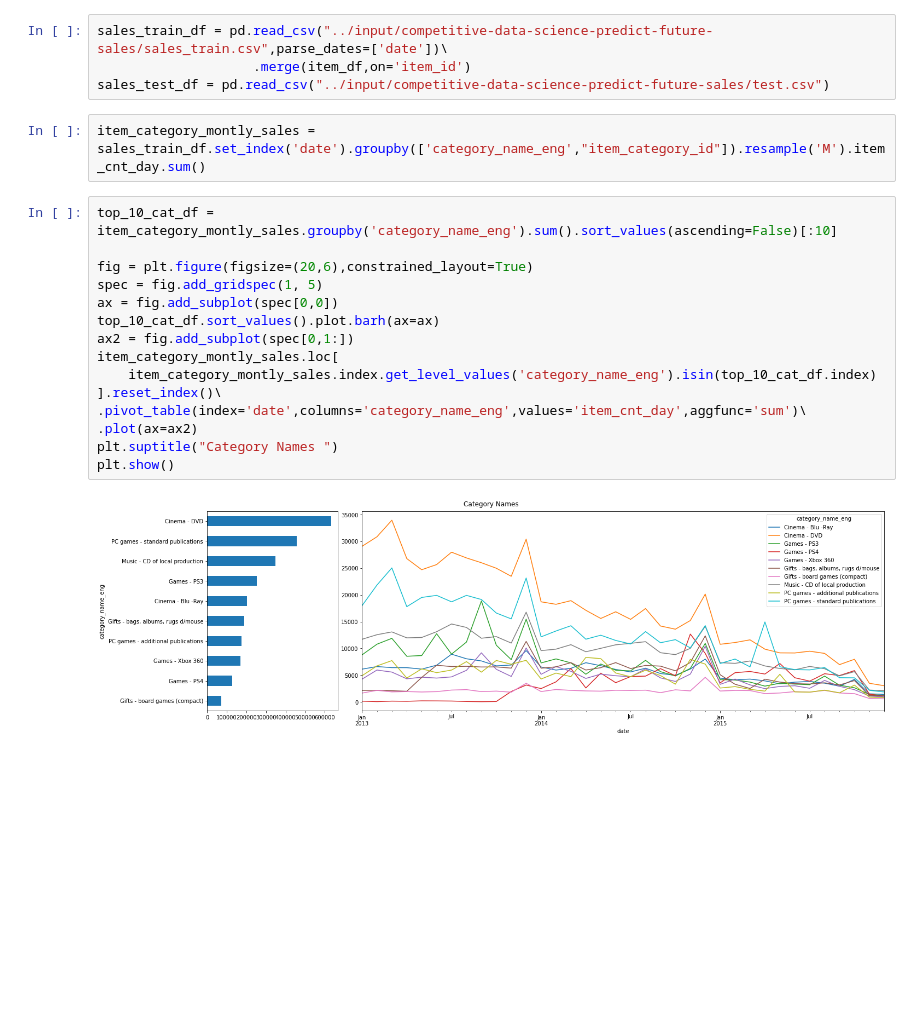
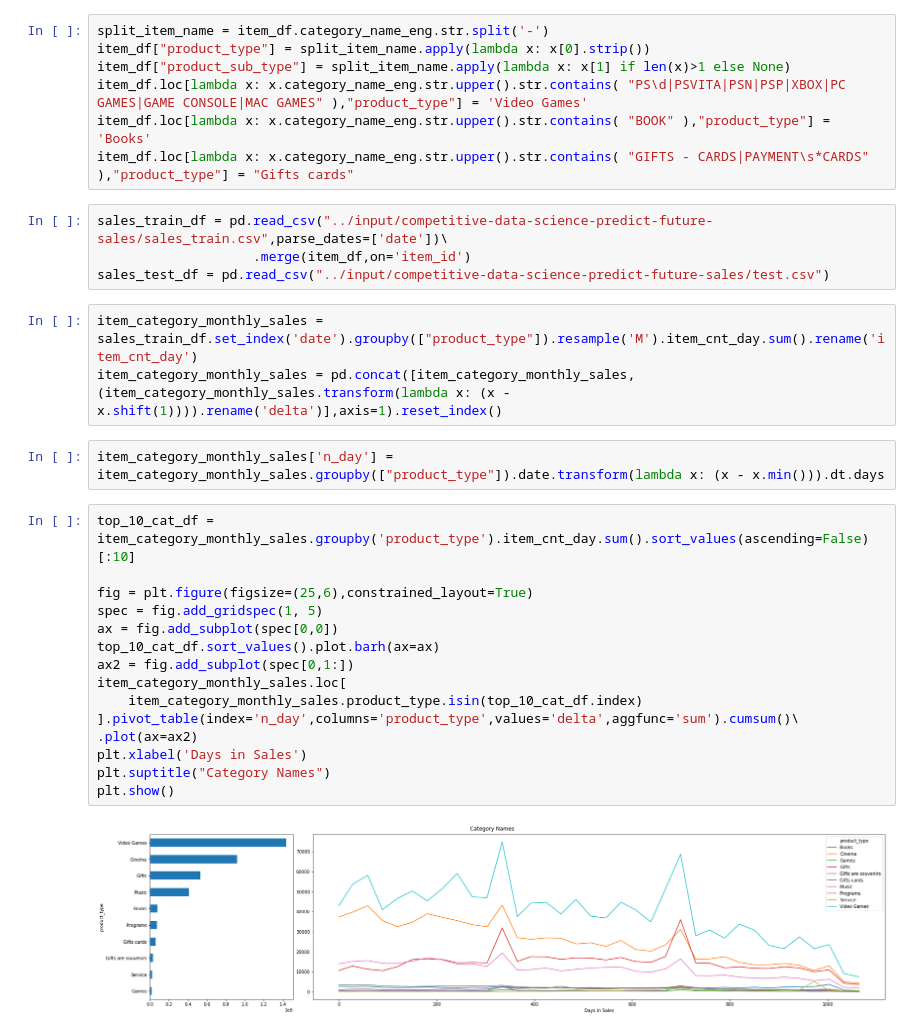
Before and after one commit to jquesada92/Kaggle_Times_Series_Competition, a Jupyter notebook: times-series-competition.ipynb, the cells around one changed output. Saved outputs shown, nothing was run; the diff lists cells and outputs as text; blank space fills up the shorter version.

```diff
--- a/times-series-competition.ipynb
+++ b/times-series-competition.ipynb
@@ -139,23 +141,33 @@ plt.show()
+# %%
+split_item_name = item_df.category_name_eng.str.split('-')
+item_df["product_type"] = split_item_name.apply(lambda x: x[0].strip())
+item_df["product_sub_type"] = split_item_name.apply(lambda x: x[1] if len(x)>1 else None)
+item_df.loc[lambda x: x.category_name_eng.str.upper().str.contains( "PS\d|PSVITA|PSN|PSP|XBOX|PC GAMES|GAME CONSOLE|MAC GAMES" ),"product_type"] = 'Video Games'
+item_df.loc[lambda x: x.category_name_eng.str.upper().str.contains( "BOOK" ),"product_type"] = 'Books'
+item_df.loc[lambda x: x.category_name_eng.str.upper().str.contains( "GIFTS - CARDS|PAYMENT\s*CARDS" ),"product_type"] = "Gifts cards"
 # %%
 sales_train_df = pd.read_csv("../input/competitive-data-science-predict-future-sales/sales_train.csv",parse_dates=['date'])\
                     .merge(item_df,on='item_id')
 sales_test_df = pd.read_csv("../input/competitive-data-science-predict-future-sales/test.csv")
-# %%
-item_category_montly_sales = sales_train_df.set_index('date').groupby(['category_name_eng',"item_category_id"]).resample('M').item_cnt_day.sum()
+# %%
+item_category_monthly_sales = sales_train_df.set_index('date').groupby(["product_type"]).resample('M').item_cnt_day.sum().rename('item_cnt_day')
+item_category_monthly_sales = pd.concat([item_category_monthly_sales, (item_category_monthly_sales.transform(lambda x: (x - x.shift(1)))).rename('delta')],axis=1).reset_index()
+# %%
+item_category_monthly_sales['n_day'] = item_category_monthly_sales.groupby(["product_type"]).date.transform(lambda x: (x - x.min())).dt.days
 # %%
-top_10_cat_df = item_category_montly_sales.groupby('category_name_eng').sum().sort_values(ascending=False)[:10]
+top_10_cat_df = item_category_monthly_sales.groupby('product_type').item_cnt_day.sum().sort_values(ascending=False)[:10]
 
-fig = plt.figure(figsize=(20,6),constrained_layout=True)
+fig = plt.figure(figsize=(25,6),constrained_layout=True)
 spec = fig.add_gridspec(1, 5)
 ax = fig.add_subplot(spec[0,0])
 top_10_cat_df.sort_values().plot.barh(ax=ax)
 ax2 = fig.add_subplot(spec[0,1:])
-item_category_montly_sales.loc[
-    item_category_montly_sales.index.get_level_values('category_name_eng').isin(top_10_cat_df.index)
-].reset_index()\
-.pivot_table(index='date',columns='category_name_eng',values='item_cnt_day',aggfunc='sum')\
+item_category_monthly_sales.loc[
+    item_category_monthly_sales.product_type.isin(top_10_cat_df.index)
+].pivot_table(index='n_day',columns='product_type',values='delta',aggfunc='sum').cumsum()\
 .plot(ax=ax2)
-plt.suptitle("Category Names ")
+plt.xlabel('Days in Sales')
+plt.suptitle("Category Names")
 plt.show()
 # %% [output]
-[figure, old version]
+[figure, new version]
```
Also changed, not shown: parts of 3 cells of this notebook.
